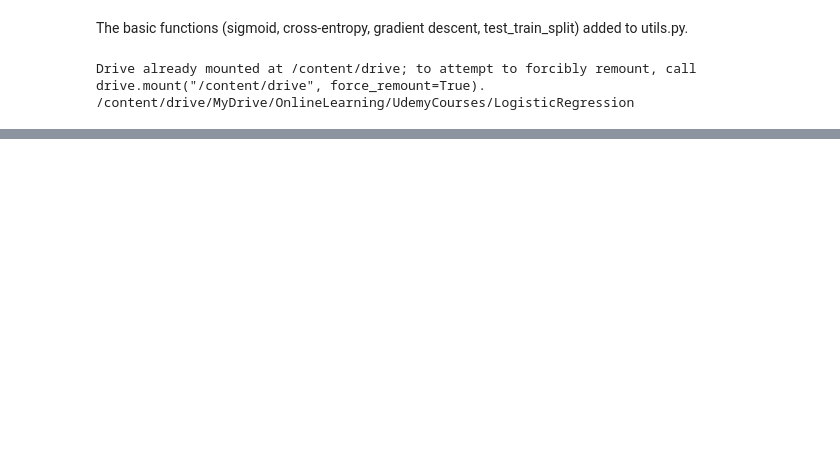
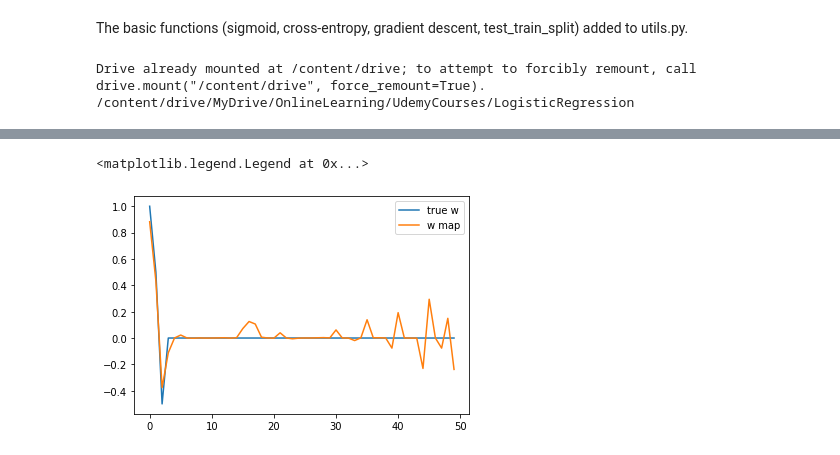
Before and after one commit to osuranyi/UdemyCourses, a Jupyter notebook: LogisticRegression/Section4_PracticalConcerns.ipynb, the cells around one changed output, grey strips where cells are left out. Cells and saved outputs as stored; diff of their text form; code cells hidden in the pictures; blank space fills up the shorter version.

```diff
--- a/LogisticRegression/Section4_PracticalConcerns.ipynb
+++ b/LogisticRegression/Section4_PracticalConcerns.ipynb
@@ -78,0 +99,11 @@ X_train, T_train, X_test, T_test = train_test_split(X,T,0.3)
+# %%
+# Generate data with a fat matrix
+
+N = 50
+D = 50
+
+X = (np.random.random((N,D)) - 0.5)*10
+
+true_w = np.array([1, 0.5, -0.5] + [0]*(D-3))
+
+T = np.round(sigmoid(X @ true_w + np.random.randn(N)*0.5))
@@ -86,0 +155,7 @@ print(model.w)
+# %%
+plt.plot(true_w,label='true w')
+plt.plot(model_L1.w,label='w map')
+plt.legend()
+# %% [output]
+<matplotlib.legend.Legend at 0x...>
+[figure, added]
```
Also changed, not shown: parts of 24 cells of this notebook, 4 other files.
